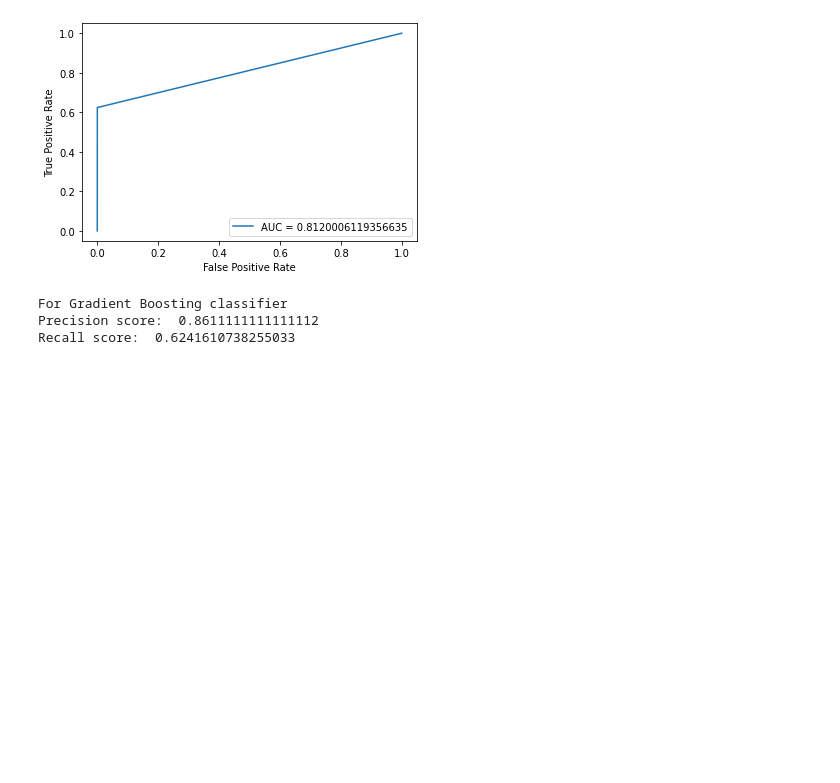
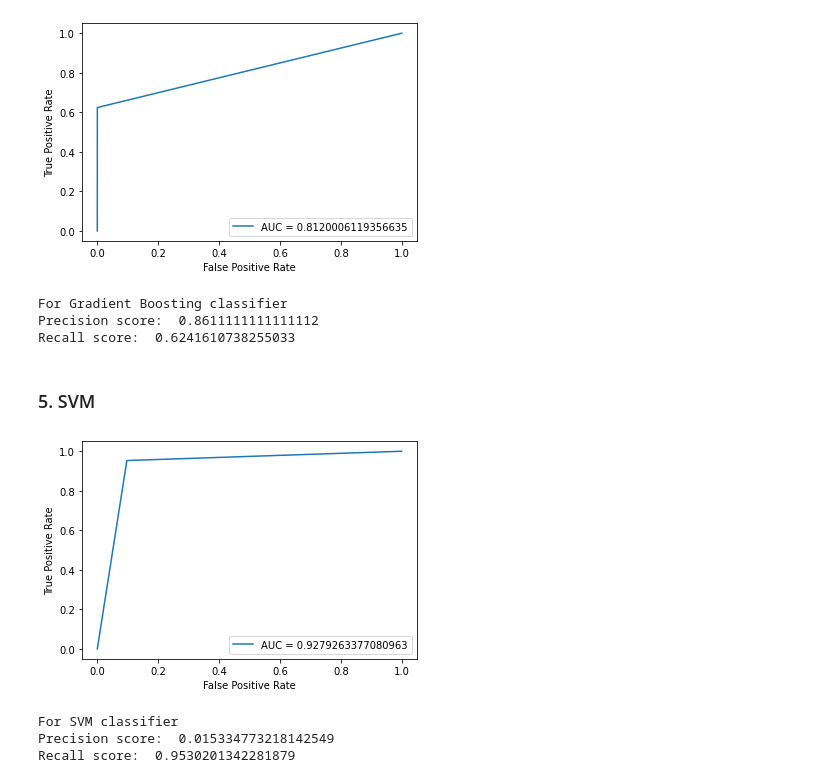
Before and after one commit to sivadhulipala1999/credit-card-fraud-detection, a Jupyter notebook: model/model_analysis.ipynb, the cells around one changed output. Saved outputs shown, nothing was run; the diff lists cells and outputs as text; code cells hidden in the pictures; blank space fills up the shorter version.

Commit message:
Added SVM classifier

```diff
--- a/model/model_analysis.ipynb
+++ b/model/model_analysis.ipynb
@@ -317,3 +317,28 @@ print("Recall score: ", recall_score(y_test, y_predict))
 For Gradient Boosting classifier
 Precision score:  0.8611111111111112
 Recall score:  0.6241610738255033
+# %% [markdown]
+### 5. SVM
+# %%
+from sklearn import svm
+
+svc_clf = svm.LinearSVC(C=1, penalty='l2', loss='squared_hinge').fit(X_train_adasyn, y_train_adasyn)
+y_predict = svc_clf.predict(X_test)
+fpr, tpr, _ = roc_curve(y_test, y_predict)
+auc = roc_auc_score(y_test, y_predict)
+
+
+plt.plot(fpr, tpr, label="AUC = " + str(auc))
+plt.ylabel('True Positive Rate')
+plt.xlabel('False Positive Rate')
+plt.legend(loc=4)
+plt.show()
+
+print("For SVM classifier")
+print("Precision score: ", precision_score(y_test, y_predict))
+print("Recall score: ", recall_score(y_test, y_predict))
+# %% [output]
+[figure, added]
+For SVM classifier
+Precision score:  0.015334773218142549
+Recall score:  0.9530201342281879
```
Also changed, not shown: parts of 3 cells of this notebook.
